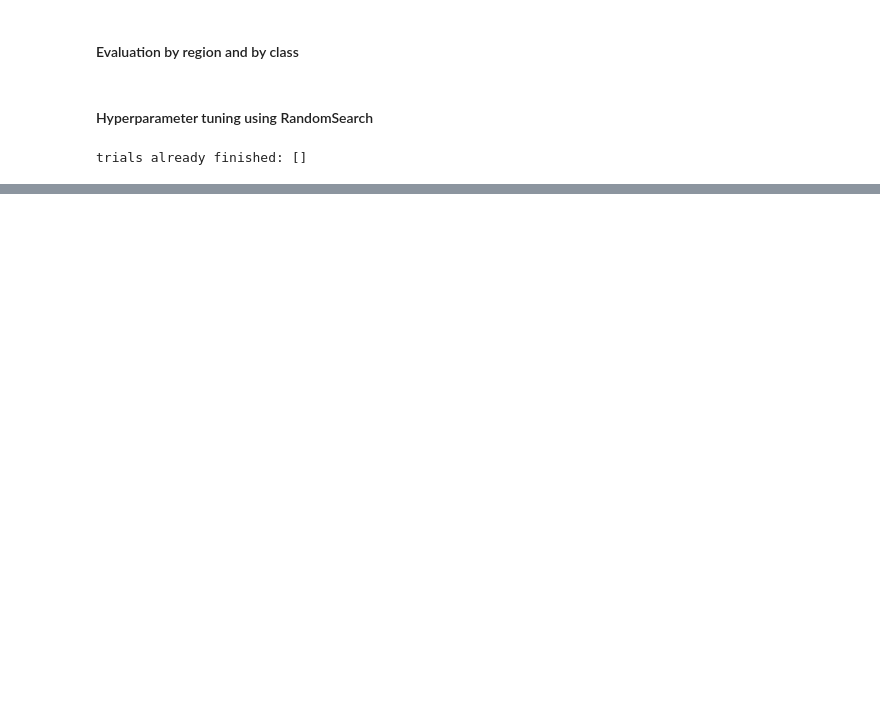
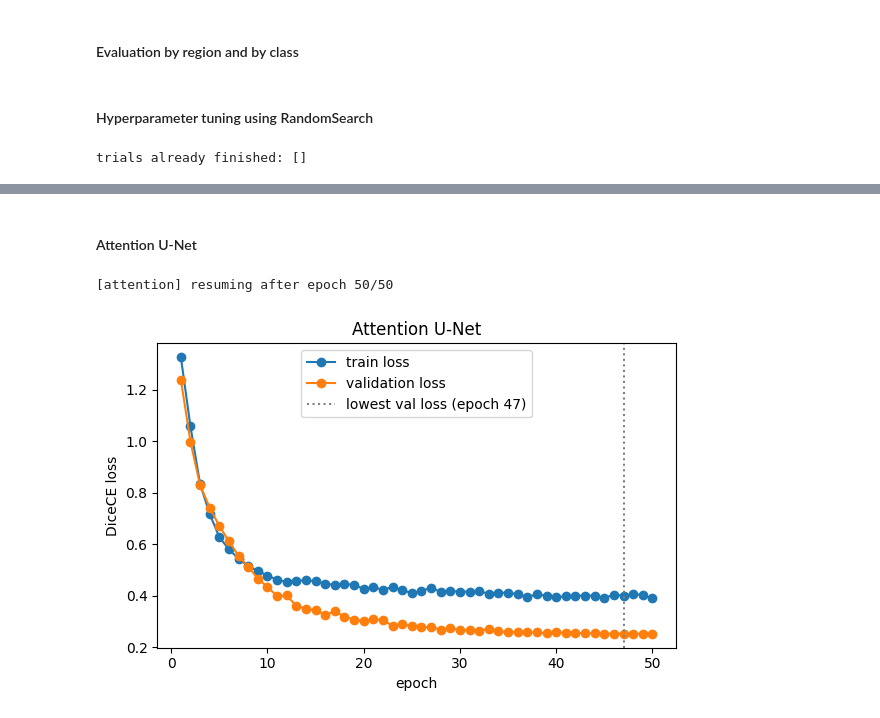
Before and after one commit to Ron-Maina/Brain-Tumour-Segmentation-, a Jupyter notebook: Multi_Region_Brain_Tumour_Segmentation.ipynb, the cells around one changed output, grey strips where cells are left out. Drawn from its saved outputs; the diff is of its cells as text; code cells hidden in the pictures; blank space fills up the shorter version.

```diff
--- a/Multi_Region_Brain_Tumour_Segmentation.ipynb
+++ b/Multi_Region_Brain_Tumour_Segmentation.ipynb
@@ -753,0 +779,27 @@ plt.show()
+# %% [markdown]
+#### Attention U-Net
+# %%
+from monai.networks.nets import AttentionUnet
+
+attention_model = AttentionUnet(
+    spatial_dims=3,
+    in_channels=4,
+    out_channels=4,
+    channels=(16, 32, 64, 128, 256),
+    strides=(2, 2, 2, 2)
+).to(device)
+# %%
+attention_history = train_model(
+    attention_model, train_loader, val_loader,
+    num_epochs=50, run_name="attention", save_path="attention_last.pt", **best_params
+)
+# %% [output]
+[attention] resuming after epoch 50/50
+# %%
+fig, ax = plt.subplots(figsize=(6, 4))
+plot_history(ax, attention_history, "Attention U-Net")
+plt.tight_layout()
+plt.savefig("attention_curves.png", dpi=150)
+plt.show()
+# %% [output]
+[figure, added]
```
Also changed, not shown: parts of 25 cells of this notebook.
